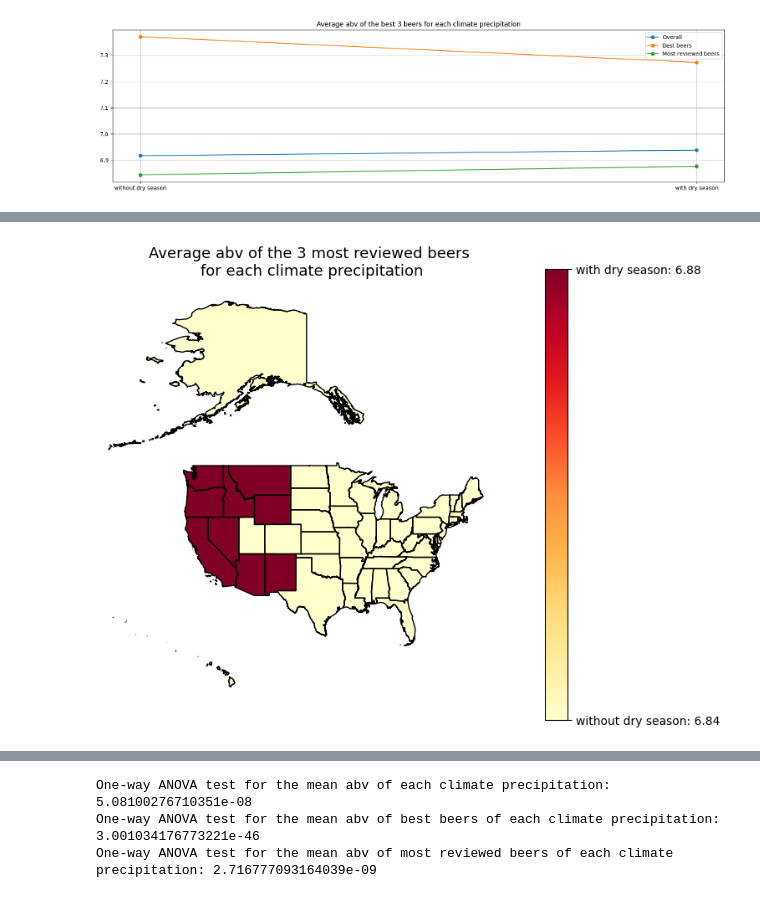
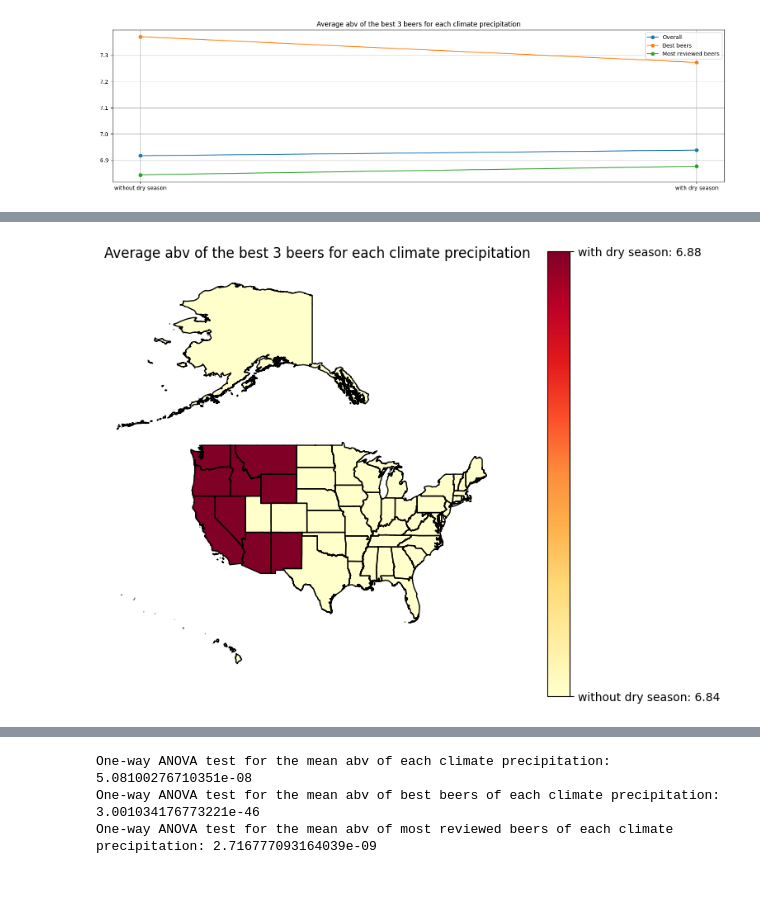
Before and after one commit to epfl-ada/ada-2023-project-riskybiscuits, a Jupyter notebook: abv_and_climate.ipynb, the cells around one changed output, grey strips where cells are left out. Saved outputs shown, nothing was run; the diff lists cells and outputs as text; code cells hidden in the pictures.

```diff
--- a/abv_and_climate.ipynb
+++ b/abv_and_climate.ipynb
@@ -637,6 +649,10 @@ climate_names_precipitation["abv_mean_most_reviewd"] = climate_names_precipitati
     "climate_precipitation"
 ].map(most_reviewed_precipitation_abv)
 
+# in the fifth the average abv of all the beers for each climate scheme
+climate_names_precipitation["abv_mean_overall"] = climate_names_precipitation[
+    "climate_precipitation"
+].map(mean_abv_overall)
 
 climate_names_precipitation.head(10)
 # %% [output]
@@ -664,10 +680,10 @@ plot_climate_stats(
 # %%
 # plot the average abv of the best 3 beers for each climate precipitation
 plot_climate_stats(
     climate_names_precipitation,
     "abv_mean_most_reviewd",
-    "Average abv of the 3 most reviewed beers \nfor each climate precipitation",
+    "Average abv of the best 3 beers for each climate precipitation",
     "climate_precipitation",
 )
 # %% [output]
-[figure, old version]
+[figure, new version]
```
Also changed, not shown: parts of 14 cells of this notebook.
